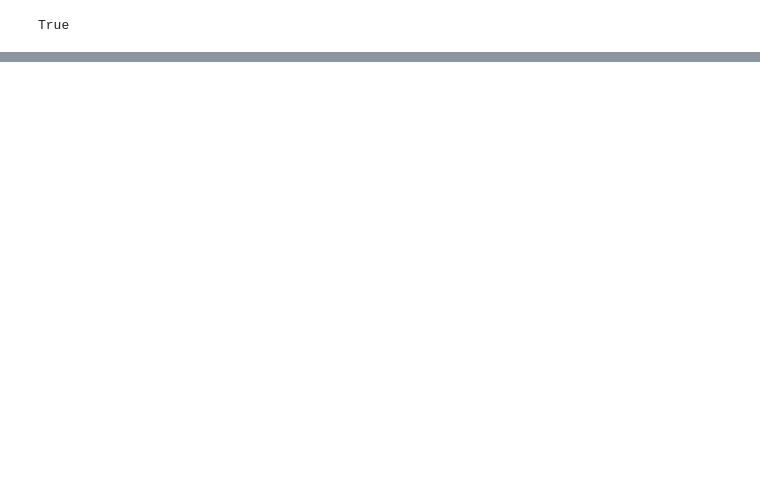
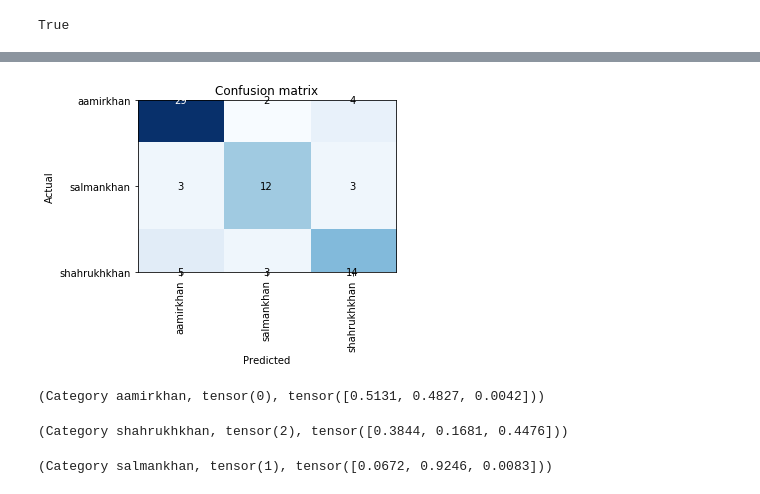
Before and after one commit to mrireconner/fastai_learn, a Jupyter notebook: bollywoodactors.ipynb, the cells around one changed output, grey strips where cells are left out. Cells and saved outputs as stored; diff of their text form; code cells hidden in the pictures; blank space fills up the shorter version.

```diff
--- a/bollywoodactors.ipynb
+++ b/bollywoodactors.ipynb
@@ -73,0 +85,4 @@ LR Finder is complete, type {learner_name}.recorder.plot() to see the graph.
+# %%
+interp.plot_confusion_matrix()
+# %% [output]
+[figure, added]
@@ -73,0 +93,12 @@ LR Finder is complete, type {learner_name}.recorder.plot() to see the graph.
+# %%
+learn.predict(img_ak)
+# %% [output]
+(Category aamirkhan, tensor(0), tensor([0.5131, 0.4827, 0.0042]))
+# %%
+learn.predict(img_srk)
+# %% [output]
+(Category shahrukhkhan, tensor(2), tensor([0.3844, 0.1681, 0.4476]))
+# %%
+learn.predict(img_sk)
+# %% [output]
+(Category salmankhan, tensor(1), tensor([0.0672, 0.9246, 0.0083]))
```
Also changed, not shown: parts of 10 cells of this notebook, 1 other file.
